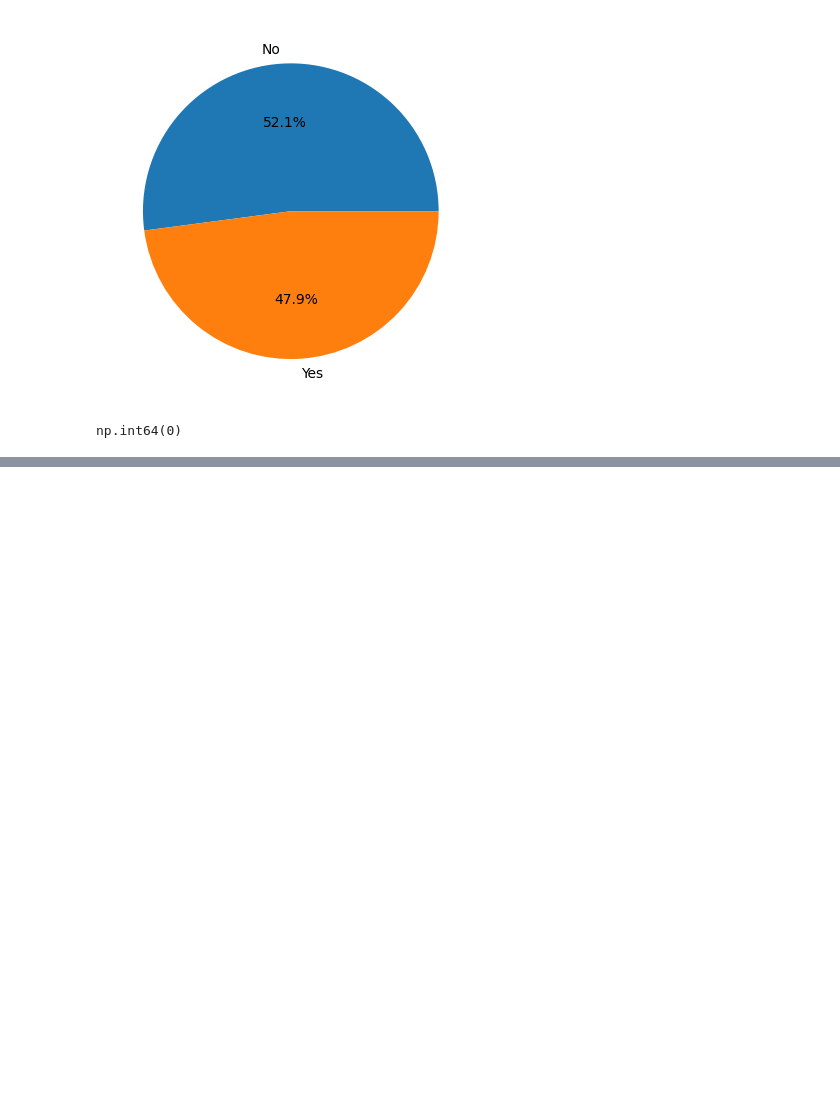
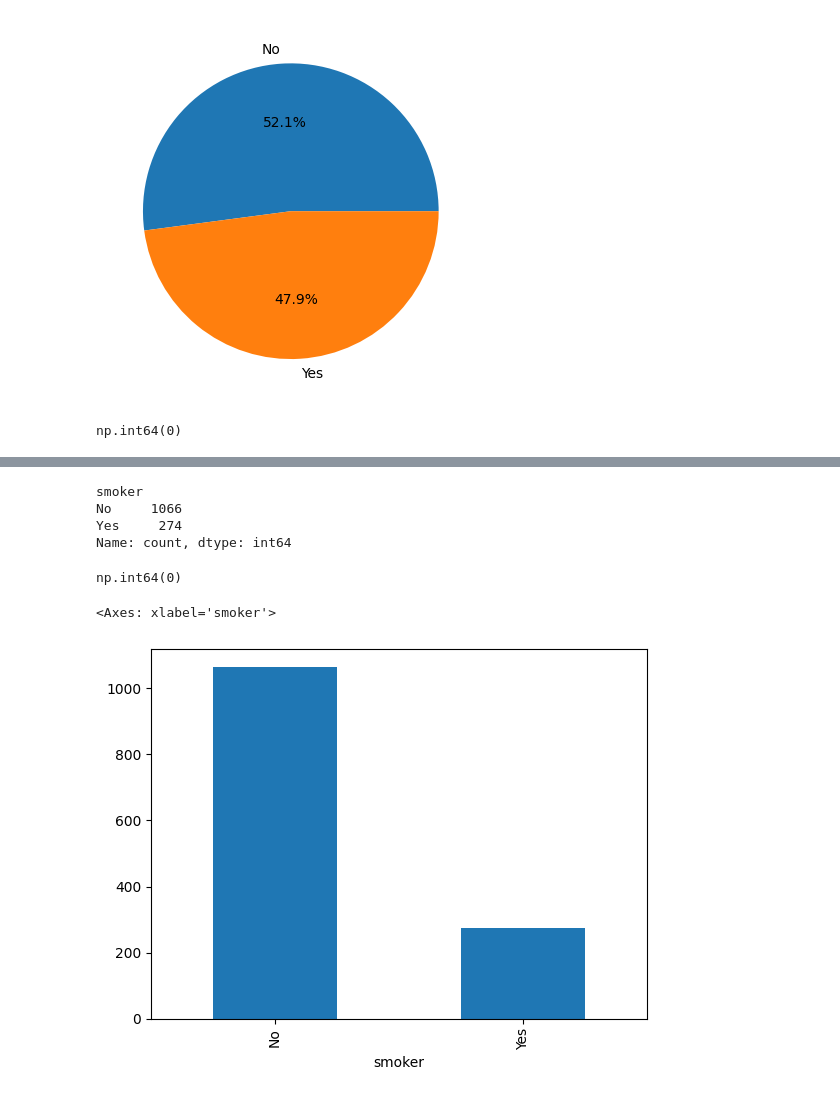
Before and after one commit to ronit-6464/INSURANCE-DATASET-EDA, a Jupyter notebook: EDA NOTEBOOK ON INSURANCE DATASET.ipynb, the cells around one changed output, grey strips where cells are left out. Saved outputs shown, nothing was run; the diff lists cells and outputs as text; code cells hidden in the pictures; blank space fills up the shorter version.

```diff
--- a/EDA NOTEBOOK ON INSURANCE DATASET.ipynb
+++ b/EDA NOTEBOOK ON INSURANCE DATASET.ipynb
@@ -203,0 +209,16 @@ np.int64(0)
+# %%
+df.smoker.value_counts()
+# %% [output]
+smoker
+No     1066
+Yes     274
+Name: count, dtype: int64
+# %%
+df.smoker.isnull().sum()
+# %% [output]
+np.int64(0)
+# %%
+df.smoker.value_counts().plot(kind='bar')
+# %% [output]
+<Axes: xlabel='smoker'>
+[figure, added]
```
Also changed, not shown: parts of 7 cells of this notebook.
